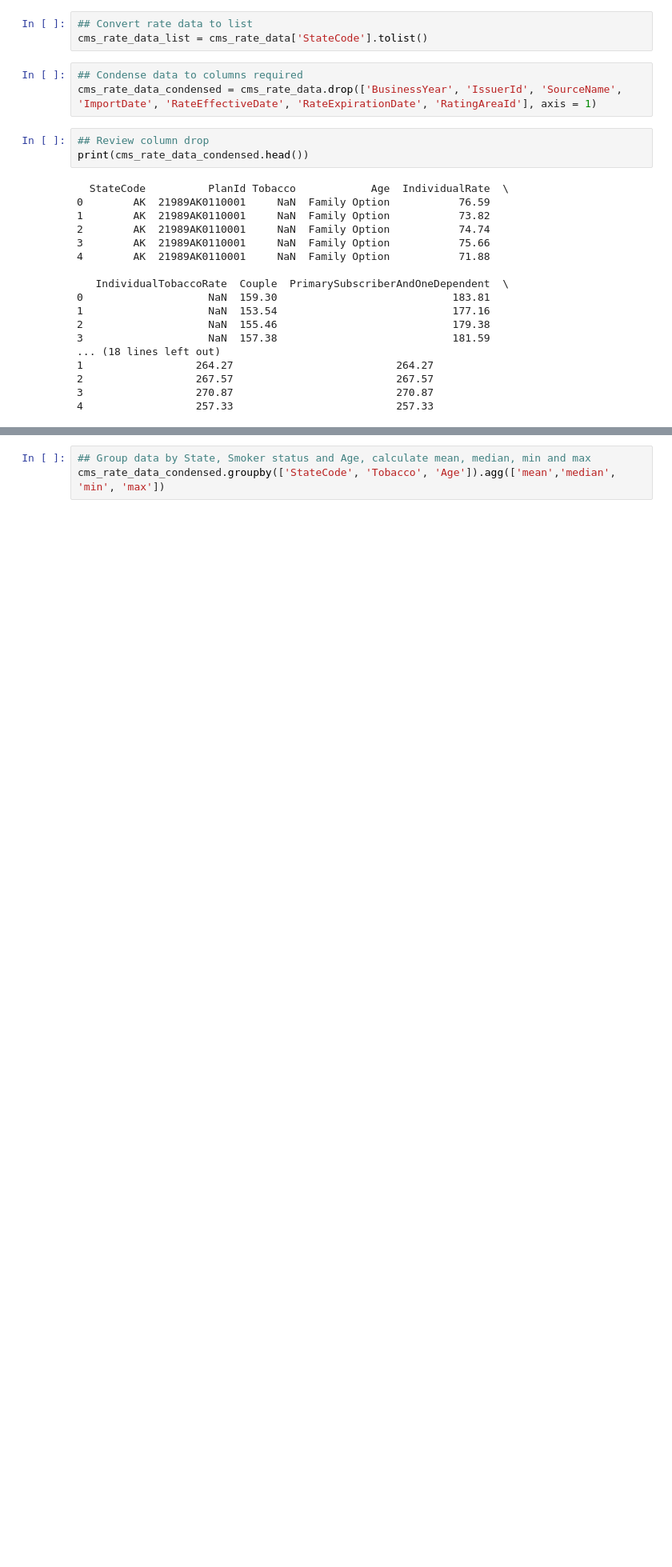
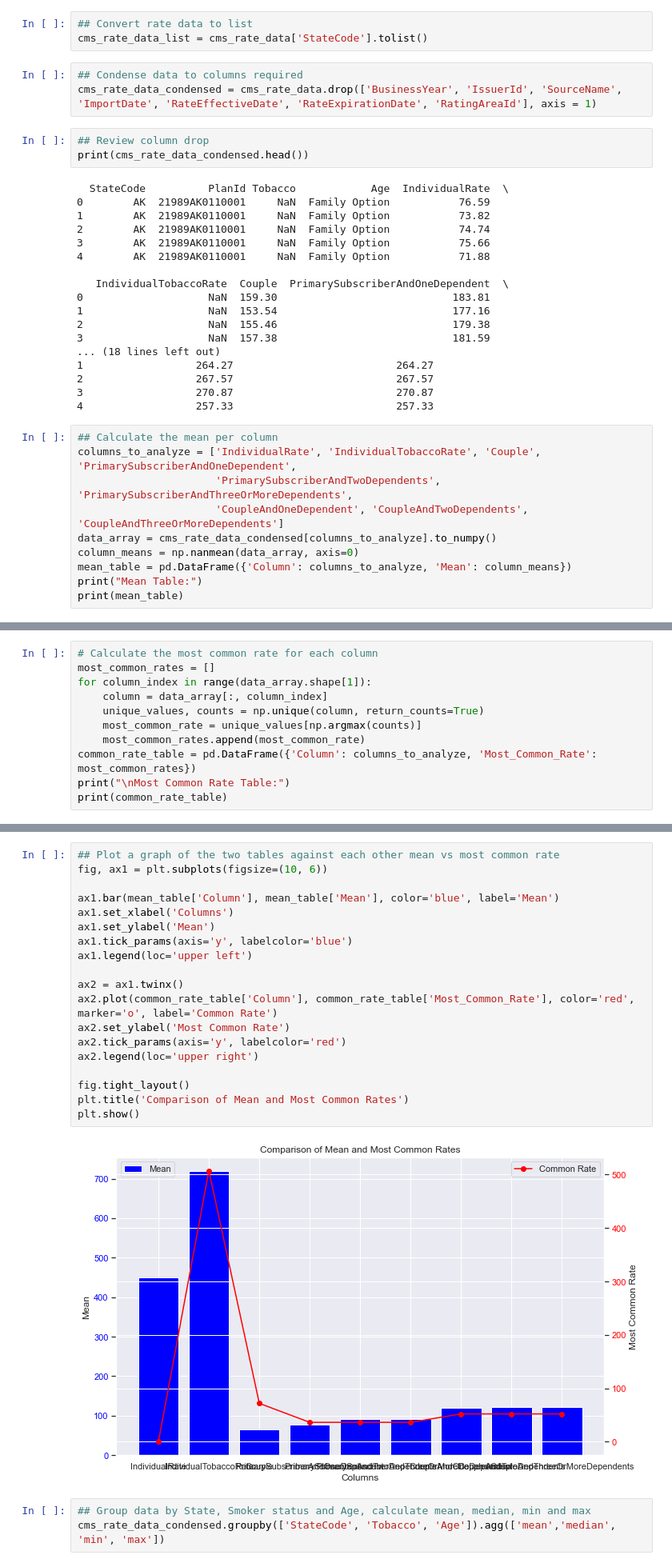
Before and after one commit to burkecate/UCDPA_Burke, a Jupyter notebook: Jupter Project.ipynb, the cells around one changed output, grey strips where cells are left out. Shown at 80% size. Saved outputs shown, nothing was run; the diff lists cells and outputs as text; blank space fills up the shorter version.

Commit message:
updated analysis
Added analysis of mean data and some graphs

```diff
--- a/Jupter Project.ipynb
+++ b/Jupter Project.ipynb
@@ -389,3 +390,13 @@ print(cms_rate_data_condensed.head())
 2                  267.57                          267.57
 3                  270.87                          270.87
 4                  257.33                          257.33
+# %%
+## Calculate the mean per column
+columns_to_analyze = ['IndividualRate', 'IndividualTobaccoRate', 'Couple', 'PrimarySubscriberAndOneDependent',
+                      'PrimarySubscriberAndTwoDependents', 'PrimarySubscriberAndThreeOrMoreDependents',
+                      'CoupleAndOneDependent', 'CoupleAndTwoDependents', 'CoupleAndThreeOrMoreDependents']
+data_array = cms_rate_data_condensed[columns_to_analyze].to_numpy()
+column_means = np.nanmean(data_array, axis=0)
+mean_table = pd.DataFrame({'Column': columns_to_analyze, 'Mean': column_means})
+print("Mean Table:")
+print(mean_table)
@@ -391,0 +415,11 @@ print(cms_rate_data_condensed.head())
+# %%
+# Calculate the most common rate for each column
+most_common_rates = []
+for column_index in range(data_array.shape[1]):
+    column = data_array[:, column_index]
+    unique_values, counts = np.unique(column, return_counts=True)
+    most_common_rate = unique_values[np.argmax(counts)]
+    most_common_rates.append(most_common_rate)
+common_rate_table = pd.DataFrame({'Column': columns_to_analyze, 'Most_Common_Rate': most_common_rates})
+print("\nMost Common Rate Table:")
+print(common_rate_table)
@@ -392,3 +438,24 @@ print(cms_rate_data_condensed.head())
+# %%
+## Plot a graph of the two tables against each other mean vs most common rate
+fig, ax1 = plt.subplots(figsize=(10, 6))
+
+ax1.bar(mean_table['Column'], mean_table['Mean'], color='blue', label='Mean')
+ax1.set_xlabel('Columns')
+ax1.set_ylabel('Mean')
+ax1.tick_params(axis='y', labelcolor='blue')
+ax1.legend(loc='upper left')
+
+ax2 = ax1.twinx()
+ax2.plot(common_rate_table['Column'], common_rate_table['Most_Common_Rate'], color='red', marker='o', label='Common Rate')
+ax2.set_ylabel('Most Common Rate')
+ax2.tick_params(axis='y', labelcolor='red')
+ax2.legend(loc='upper right')
+
+fig.tight_layout()
+plt.title('Comparison of Mean and Most Common Rates')
+plt.show()
+# %% [output]
+[figure, added]
 # %%
 ## Group data by State, Smoker status and Age, calculate mean, median, min and max
 cms_rate_data_condensed.groupby(['StateCode', 'Tobacco', 'Age']).agg(['mean','median', 'min', 'max'])
```
Also changed, not shown: parts of 86 cells of this notebook.
